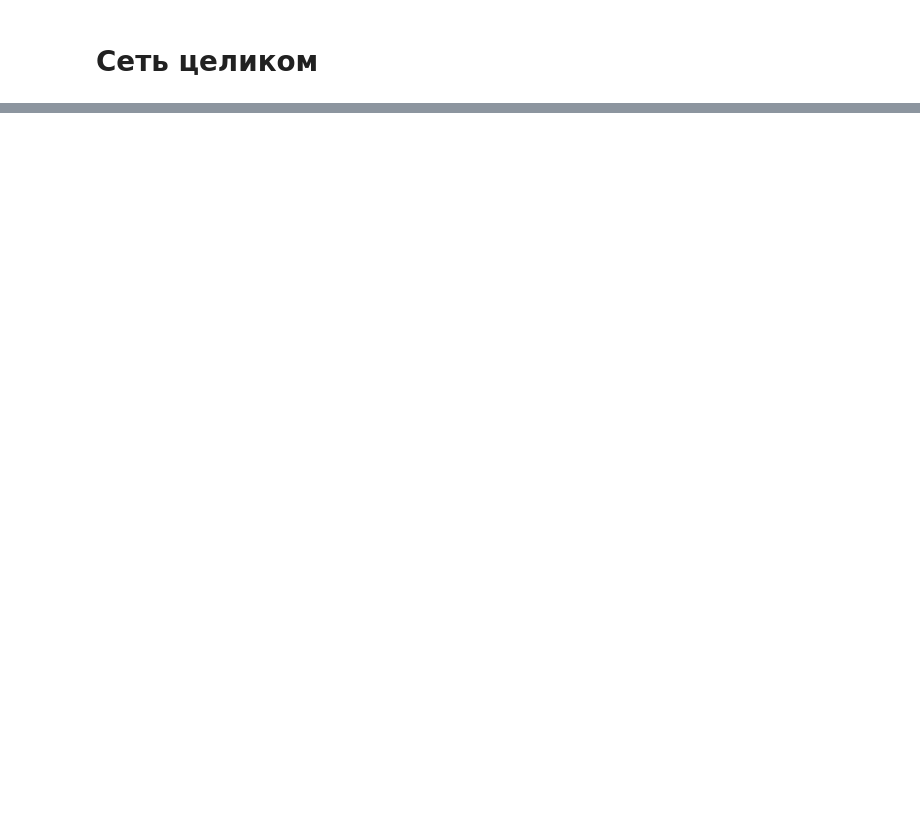
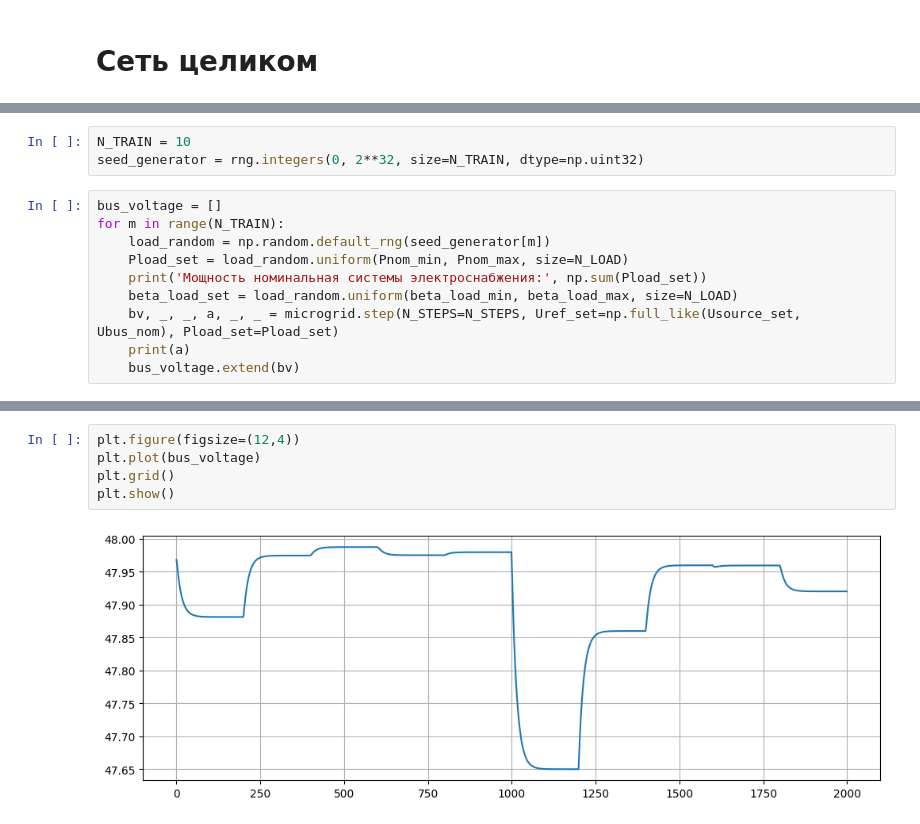
Before and after one commit to romangorbunov91/dc-microgrid, a Jupyter notebook: test_agents.ipynb, the cells around one changed output, grey strips where cells are left out. Cells and saved outputs as stored; diff of their text form; blank space fills up the shorter version.

```diff
--- a/test_agents.ipynb
+++ b/test_agents.ipynb
@@ -149,0 +148,13 @@ plt.show()
+# %%
+N_TRAIN = 10
+seed_generator = rng.integers(0, 2**32, size=N_TRAIN, dtype=np.uint32)
+# %%
+bus_voltage = []
+for m in range(N_TRAIN):
+    load_random = np.random.default_rng(seed_generator[m])
+    Pload_set = load_random.uniform(Pnom_min, Pnom_max, size=N_LOAD)
+    print('Мощность номинальная системы электроснабжения:', np.sum(Pload_set))
+    beta_load_set = load_random.uniform(beta_load_min, beta_load_max, size=N_LOAD)
+    bv, _, _, a, _, _ = microgrid.step(N_STEPS=N_STEPS, Uref_set=np.full_like(Usource_set, Ubus_nom), Pload_set=Pload_set)
+    print(a)
+    bus_voltage.extend(bv)
@@ -149,0 +182,7 @@ plt.show()
+# %%
+plt.figure(figsize=(12,4))
+plt.plot(bus_voltage)
+plt.grid()
+plt.show()
+# %% [output]
+[figure, added]
```
Also changed, not shown: parts of 8 cells of this notebook, 1 other file.
